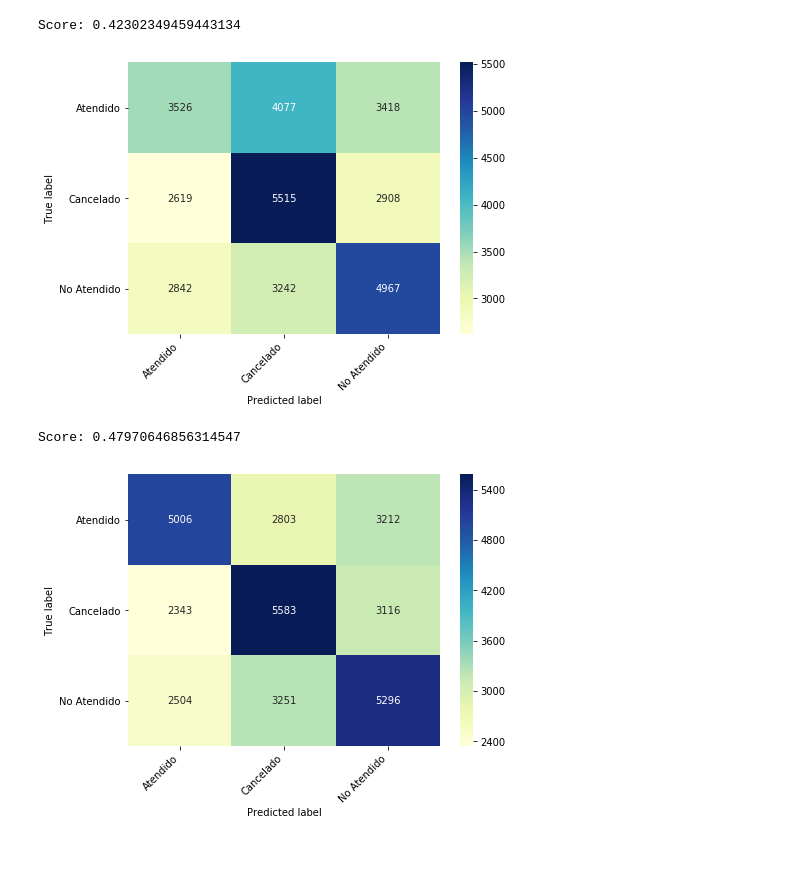
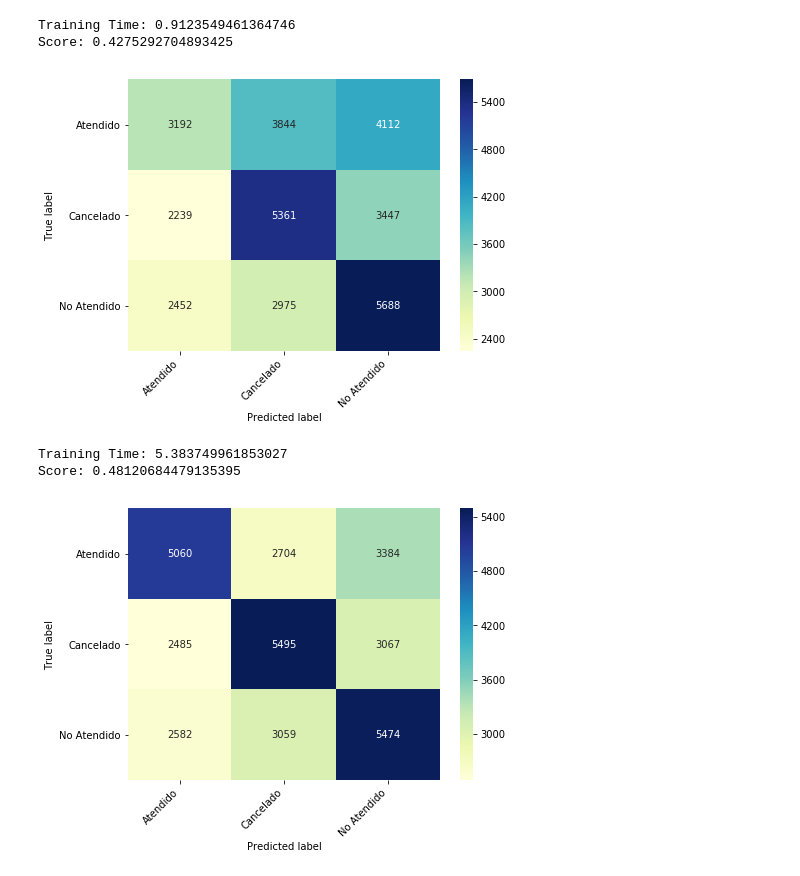
Before and after one commit to pabloveazul/Tarea-NSP, a Jupyter notebook: Tarea NSP parte 2.ipynb, the cells around one changed output. Drawn from its saved outputs; the diff is of its cells as text; code cells hidden in the pictures.

```diff
--- a/Tarea NSP parte 2.ipynb
+++ b/Tarea NSP parte 2.ipynb
@@ -124,17 +83,18 @@ dtype: object
 # %%
-#Standardize Data
+#Estandarización de los Datos
 from sklearn import preprocessing
 stand_data = preprocessing.StandardScaler().fit_transform(datos_num.drop(
                                                 ['FechaNac','FechaCita','FechaReserva','EstadoCita'],axis=1))
 stand_data = pd.DataFrame(stand_data)
 stand_data.columns = datos_num.drop(
                                         ['FechaNac','FechaCita','FechaReserva','EstadoCita'],axis=1).columns.values
+stand_data= stand_data.set_index(datos_num.index.values)
 stand_data['EstadoCita'] = datos_num['EstadoCita']
 # %%
-#Create Training set Sample and Validation set
-msk = np.random.rand(len(datos_num)) < 0.5
-train = datos_num[msk]
-test = datos_num[~msk]
+#Creación de una muestra de entrenamiento y validación:
+msk = np.random.rand(len(stand_data)) < 0.5
+train = stand_data[msk]
+test = stand_data[~msk]
 # %%
 def print_confusion_matrix(confusion_matrix, class_names, figsize = (7,5), fontsize=10):
     """Prints a confusion matrix, as returned by sklearn.metrics.confusion_matrix, as a heatmap.
@@ -237,8 +204,11 @@ Feature Importance: [0.03591307 0.10949906 0.022556   0.01228203 0.03356995 0.01
 from sklearn.ensemble import BaggingClassifier
 btc1 = BaggingClassifier(base_estimator= DecisionTreeClassifier(random_state=0,criterion='entropy'),
                          n_estimators=50,max_samples=0.9,max_features=0.8,bootstrap_features=True)
+start = time.time()
 btc1.fit(train[['Sexo', 'Comuna', 'Provincia', 'Region', 'Agenda', 'TipoProfesional',
        'Especialidad', 'TipoAtencion', 'Prestacion']], train['EstadoCita'])
+end = time.time()
+print('Training Time: '+str(end-start))
 score = btc1.score(test[['Sexo', 'Comuna', 'Provincia', 'Region', 'Agenda', 'TipoProfesional',
        'Especialidad', 'TipoAtencion', 'Prestacion']], test['EstadoCita'])
 print('Score: '+str(score))
@@ -254,35 +224,40 @@ class_names = le.inverse_transform(class_numbers)
 cm = confusion_matrix(test['EstadoCita'],y_pred)
 cm_fig = print_confusion_matrix(cm,class_names)
 # %% [output]
-Score: 0.42302349459443134
+Training Time: 0.9123549461364746
+Score: 0.4275292704893425
-[figure, old version]
+[figure, new version]
 # %%
 #BaggedTrees: New Features
 from sklearn.ensemble import BaggingClassifier
 btc2 = BaggingClassifier(base_estimator= DecisionTreeClassifier(random_state=0,criterion='entropy'),
                          n_estimators=50,max_samples=0.5,max_features=0.8,bootstrap_features=True)
+start = time.time()
 btc2.fit(train[['Sexo', 'Comuna', 'Provincia', 'Region', 'Agenda',
                    'TipoProfesional','Especialidad', 'TipoAtencion', 'Prestacion','Edad',
                    'DiasReservaCita','Reservas Anteriores','Cancelaciones Anteriores','Atenciones Anteriores','No Atenciones Anteriores',
-                   'Distancia', 'Dia Cita']], train['EstadoCita'])
+                   'Distancia', 'Dia Cita','Mes Cita']], train['EstadoCita'])
+end = time.time()
+print('Training Time: '+str(end-start))
 score = btc2.score(test[['Sexo', 'Comuna', 'Provincia', 'Region', 'Agenda',
                      'TipoProfesional','Especialidad', 'TipoAtencion', 'Prestacion','Edad',
                      'DiasReservaCita','Reservas Anteriores','Cancelaciones Anteriores','Atenciones Anteriores','No Atenciones Anteriores',
-                    'Distancia','Dia Cita']], test['EstadoCita'])
+                    'Distancia','Dia Cita','Mes Cita']], test['EstadoCita'])
 print('Score: '+str(score))
 #Confussion Matrix
 y_pred=btc2.predict(test[['Sexo', 'Comuna', 'Provincia', 'Region', 'Agenda',
                      'TipoProfesional','Especialidad', 'TipoAtencion', 'Prestacion','Edad',
                      'DiasReservaCita','Reservas Anteriores','Cancelaciones Anteriores','Atenciones Anteriores','No Atenciones Anteriores',
-                    'Distancia','Dia Cita']])
+                    'Distancia','Dia Cita','Mes Cita']])
 class_numbers = test['EstadoCita'].unique()
 class_numbers.sort()
 class_names = le.inverse_transform(class_numbers)
 cm = confusion_matrix(test['EstadoCita'], y_pred)
 cm_fig = print_confusion_matrix(cm,class_names)
 # %% [output]
-Score: 0.47970646856314547
+Training Time: 5.383749961853027
+Score: 0.48120684479135395
-[figure, old version]
+[figure, new version]
 # %%
 #Neuronal Network
 import keras
```
Also changed, not shown: parts of 29 cells of this notebook, 3 other files.
